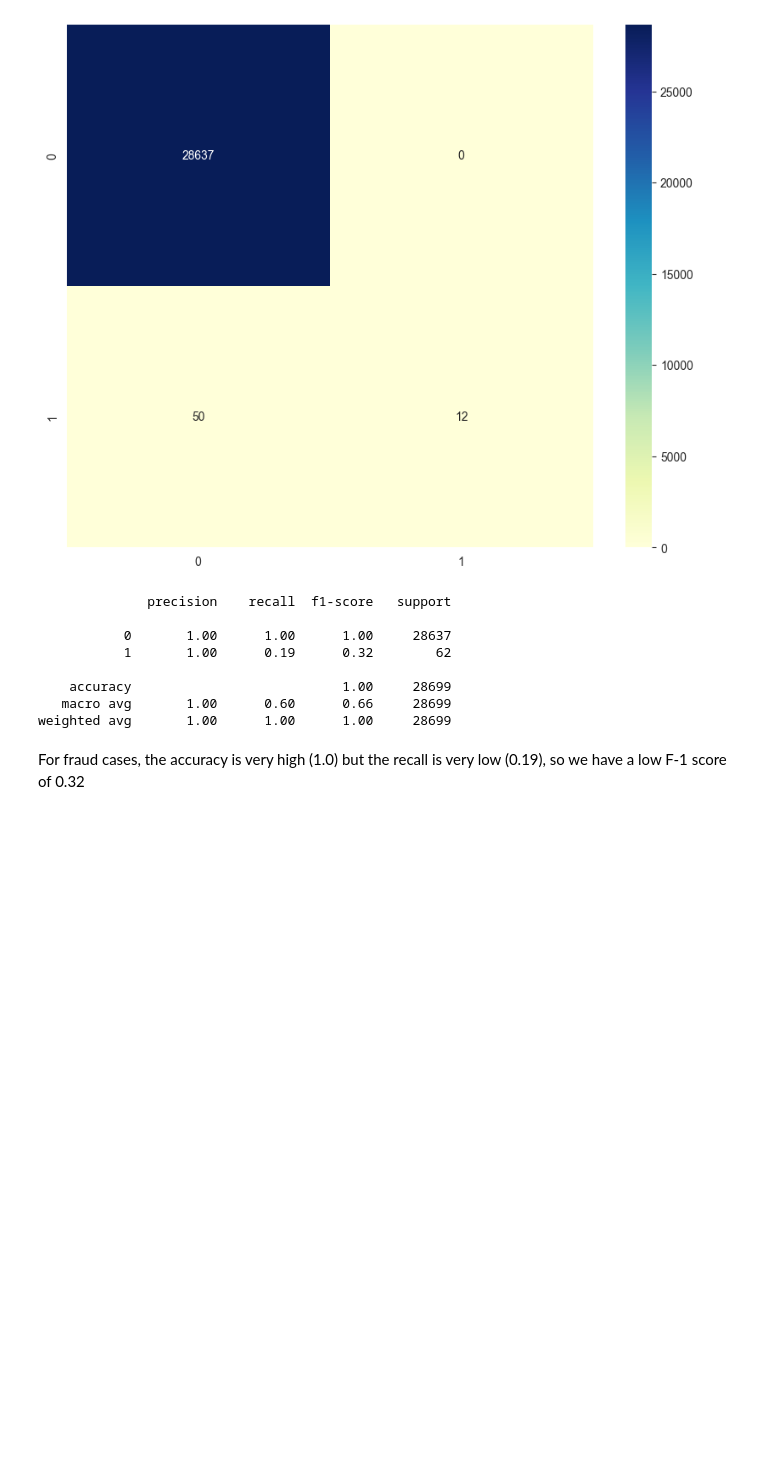
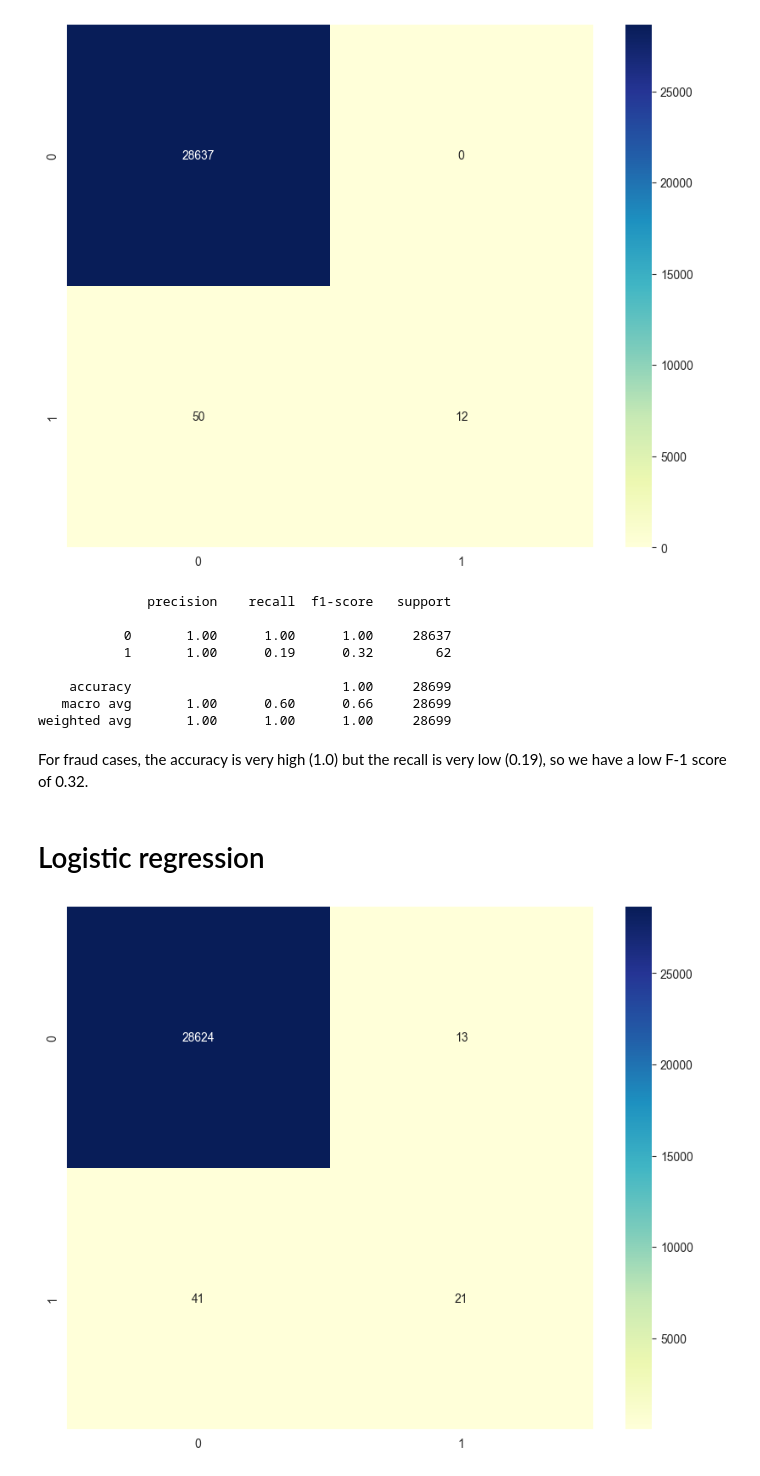
Before and after one commit to Ivyloeou/ML_Xente_Fraud_Detection, a Jupyter notebook: Fraud-detection-challenge.ipynb, the cells around one changed output. Drawn from its saved outputs; the diff is of its cells as text; code cells hidden in the pictures; blank space fills up the shorter version.

```diff
--- a/Fraud-detection-challenge.ipynb
+++ b/Fraud-detection-challenge.ipynb
@@ -395,7 +398,7 @@ Index(['TransactionId', 'BatchId', 'AccountId', 'SubscriptionId', 'CustomerId',
 # %%
 # Select columns and copy into a new data frame
 train = train_raw[['ProviderId', 'ProductId', 'ProductCategory', 'ChannelId', 'Value', 'PricingStrategy',
-'Value_cat', 'trans_direction', 'Transaction_hour', 'Transaction_weekday', 'FraudResult']].copy()
+'Value_cat', 'trans_direction', 'fraud_history', 'Transaction_hour', 'Transaction_weekday', 'FraudResult']].copy()
 # %% [markdown]
 # Train-test-split & Metric
 # %% [markdown]
@@ -441,4 +444,17 @@ print(classification_report(y_test, y_baseline_test))
    macro avg       1.00      0.60      0.66     28699
 weighted avg       1.00      1.00      1.00     28699
 # %% [markdown]
-For fraud cases, the accuracy is very high (1.0) but the recall is very low (0.19), so we have a low F-1 score of 0.32
+For fraud cases, the accuracy is very high (1.0) but the recall is very low (0.19), so we have a low F-1 score of 0.32.
+# %% [markdown]
+# Logistic regression
+# %%
+# Instantiate model and fit it on train data
+logreg = LogisticRegression()
+logreg.fit(X_train, y_train)
+
+# Make predictions for test set
+y_pred = logreg.predict(X_test)
+cm = confusion_matrix(y_test, y_pred)
+sns.heatmap(cm, cmap="YlGnBu", annot=True, fmt='d');
+# %% [output]
+[figure, added]
```
Also changed, not shown: parts of 6 cells of this notebook.
